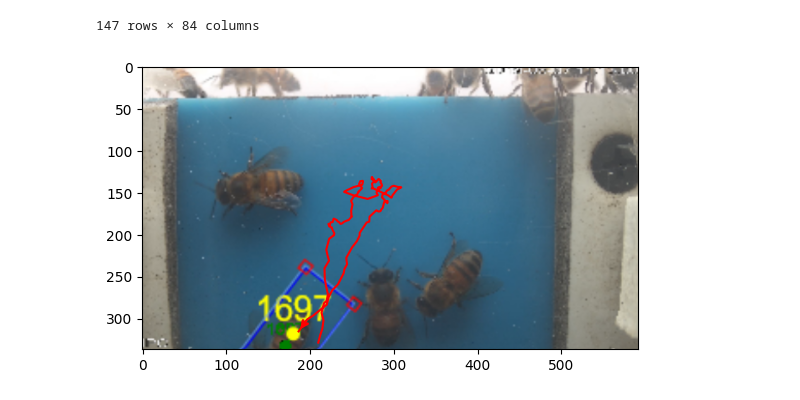
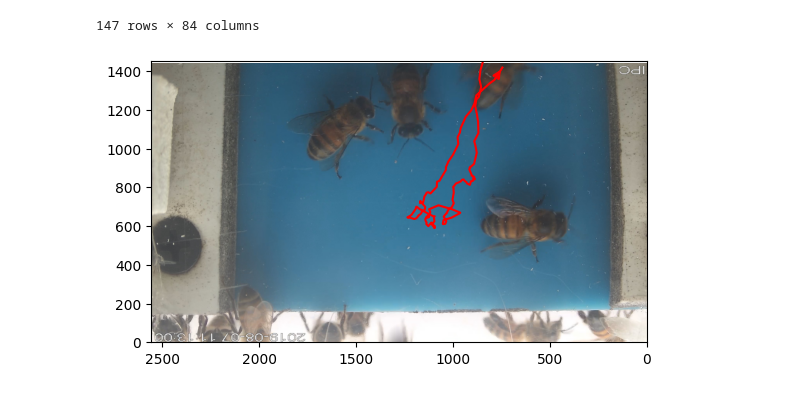
Before and after one commit to lablluberes/beeClassificationMethods, a Jupyter notebook: month_data/Graphing.ipynb, the cells around one changed output. Saved outputs shown, nothing was run; the diff lists cells and outputs as text; code cells hidden in the pictures.

```diff
--- a/month_data/Graphing.ipynb
+++ b/month_data/Graphing.ipynb
@@ -30,27 +22,29 @@ vdf
 | 3187 | 3187 | 96505 | 15607 | 4 | 3405 | 1697.0 | 1_02_R_190807110000.cfr.mp4 | 745.236572 | 1418.134277 | 122.961346 | ... |
 147 rows × 84 columns
 # %%
-x = vdf['cx']/4
-y = vdf['cy']/4.5
-im = plt.imread("canvas.png")
+x = vdf['cx']
+y = vdf['cy']
+im = plt.imread("final.jpg")
 implot = plt.imshow(im)
 plt.plot(x, y, c="red")
 plt.annotate(
     "",
     xy=(x.iloc[-1], y.iloc[-1]),
     xytext=(x.iloc[-2], y.iloc[-2]),
     arrowprops=dict(
         arrowstyle="->",
         color="red",
         linewidth=2,
     ),
 )
-
+plt.ylim(1450, 0)
+plt.gca().invert_yaxis()
+plt.gca().invert_xaxis()
 plt.savefig(
     "trajectory.png",
     dpi=300,
     bbox_inches="tight",
     pad_inches=0,
 )
 # %% [output]
-[figure, old version]
+[figure, new version]
```
Also changed, not shown: parts of 15 cells of this notebook, 7 other files.
